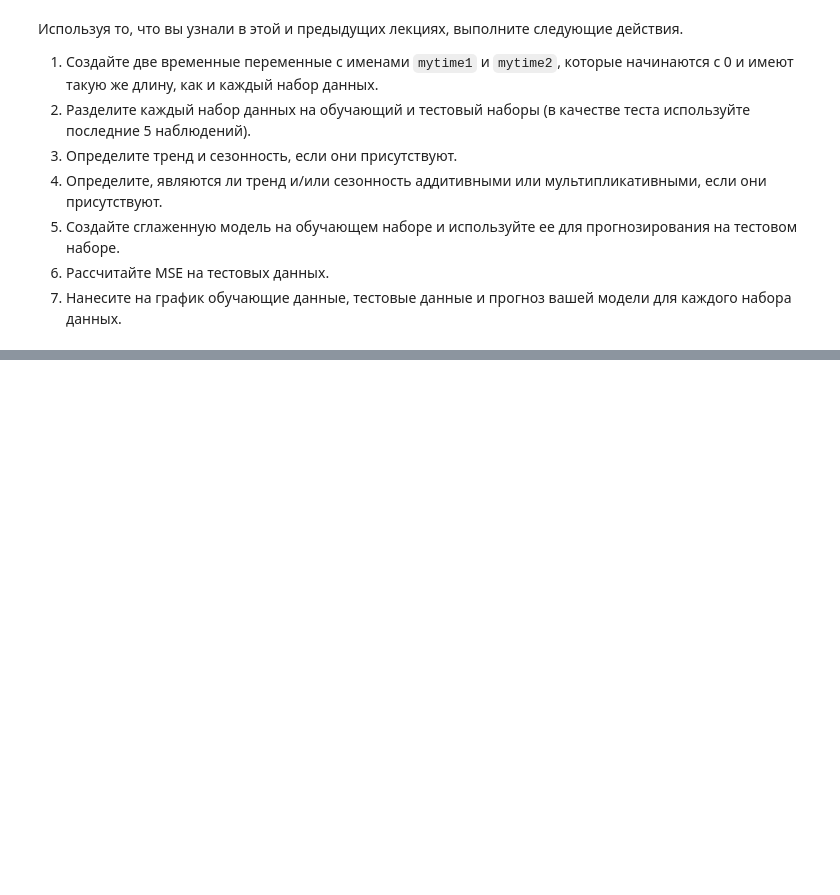
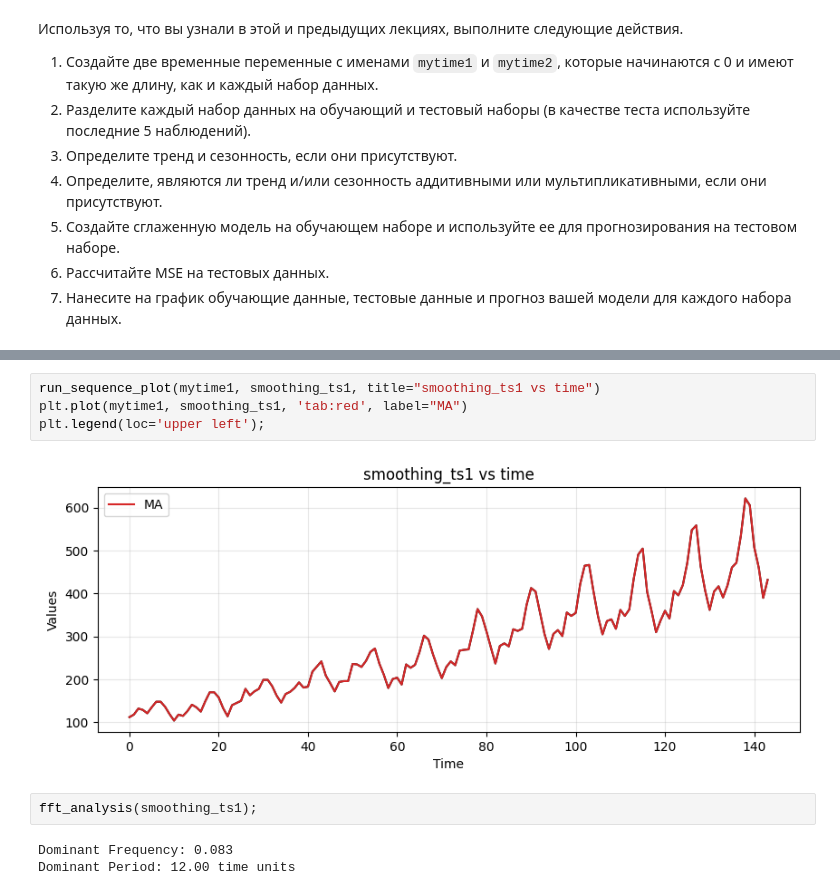
Before and after one commit to QS1lE/ml_time.series.2, a Jupyter notebook: practice 3/3 smoothing.ipynb, the cells around one changed output, grey strips where cells are left out. Drawn from its saved outputs; the diff is of its cells as text; blank space fills up the shorter version.

```diff
--- a/practice 3/3 smoothing.ipynb
+++ b/practice 3/3 smoothing.ipynb
@@ -719,0 +754,11 @@ mytime2 = np.arange(len(smoothing_ts2))
+# %%
+run_sequence_plot(mytime1, smoothing_ts1, title="smoothing_ts1 vs time")
+plt.plot(mytime1, smoothing_ts1, 'tab:red', label="MA")
+plt.legend(loc='upper left');
+# %% [output]
+[figure, added]
+# %%
+fft_analysis(smoothing_ts1);
+# %% [output]
+Dominant Frequency: 0.083
+Dominant Period: 12.00 time units
```
Also changed, not shown: parts of 18 cells of this notebook.
